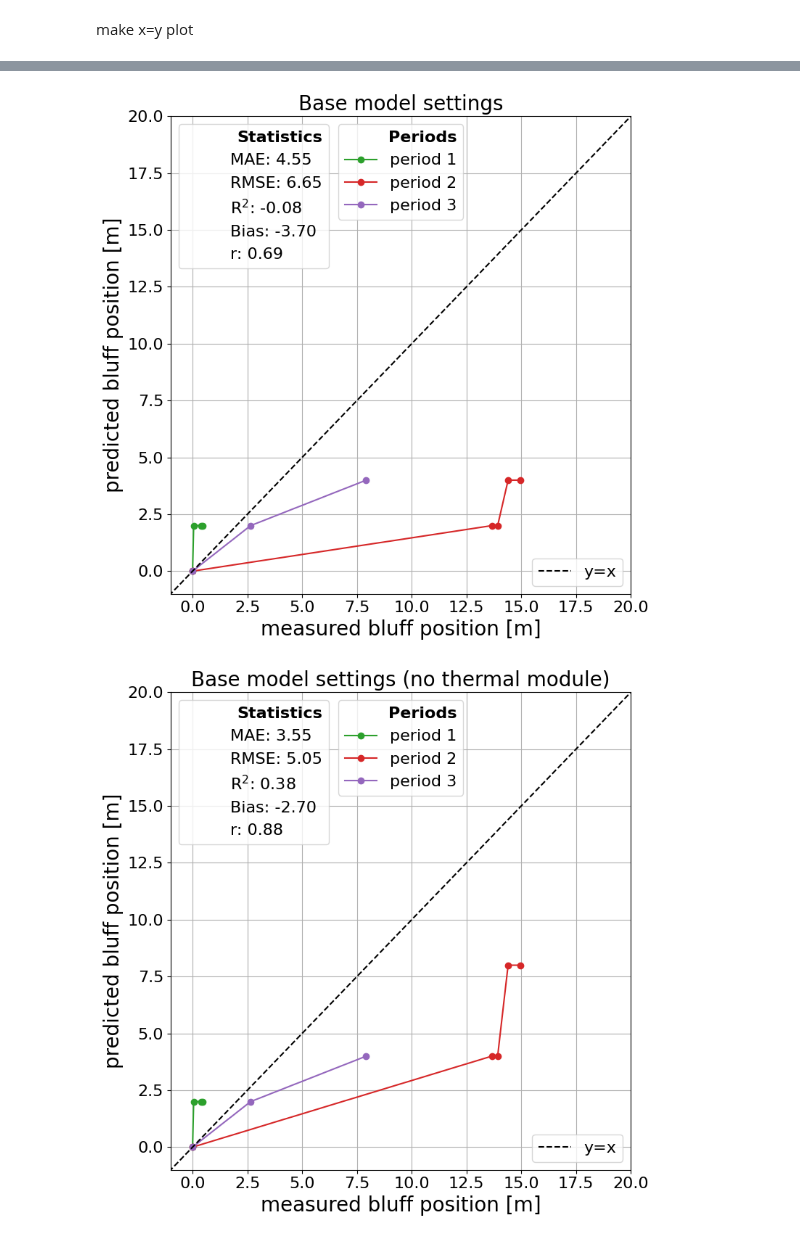
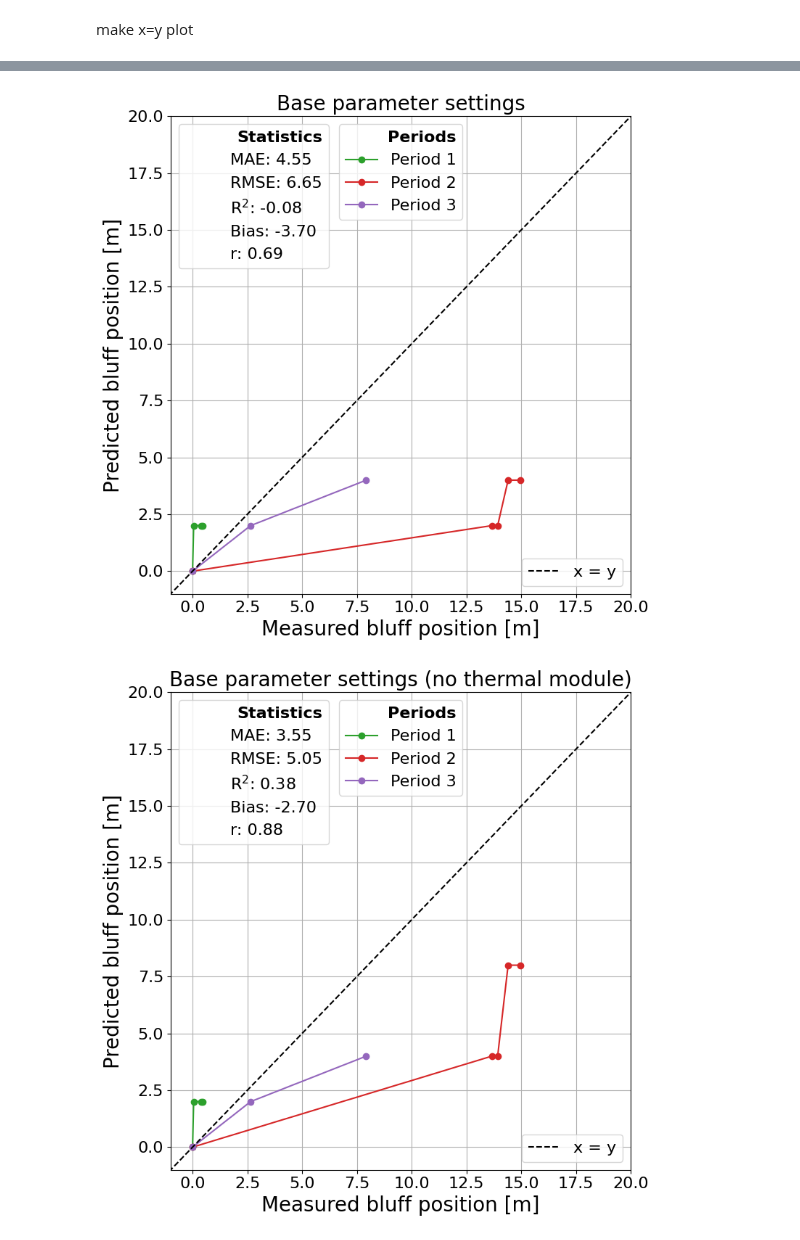
Before and after one commit to khdebruijn/thermo-morphological-model, a Jupyter notebook: results/view_erosion.ipynb, the cells around one changed output, grey strips where cells are left out. Cells and saved outputs as stored; diff of their text form; code cells hidden in the pictures.

```diff
--- a/results/view_erosion.ipynb
+++ b/results/view_erosion.ipynb
@@ -1137,20 +1137,20 @@ def create_xy_plot(dfs, column, title, figname):
 
     l1 = ax.plot(
         df1['data'].values, df1[column].values,
-        'C2', marker='o', markerfacecolor='C2', markeredgecolor='C2', label='period 1'
+        'C2', marker='o', markerfacecolor='C2', markeredgecolor='C2', label='Period 1'
     )[0]
 
     l2 = ax.plot(
         df2['data'].values, df2[column].values,
-        'C3', marker='o', markerfacecolor='C3', markeredgecolor='C3', label='period 2'
+        'C3', marker='o', markerfacecolor='C3', markeredgecolor='C3', label='Period 2'
     )[0]
 
     l3 = ax.plot(
         df3['data'].values, df3[column].values,
-        'C4', marker='o', markerfacecolor='C4', markeredgecolor='C4', label='period 3'
+        'C4', marker='o', markerfacecolor='C4', markeredgecolor='C4', label='Period 3'
     )[0]
 
-    l_xy = ax.plot([-100, 100], [-100, 100], 'k--', label='y=x')[0]
+    l_xy = ax.plot([-100, 100], [-100, 100], 'k--', label='x = y')[0]
 
 
     observed = np.concat([df1['data'].values, df2['data'].values, df3['data'].values])
@@ -1186,8 +1186,8 @@ def create_xy_plot(dfs, column, title, figname):
 
     ax.grid()
 
-    ax.set_xlabel('measured bluff position [m]')
-    ax.set_ylabel('predicted bluff position [m]')
+    ax.set_xlabel('Measured bluff position [m]')
+    ax.set_ylabel('Predicted bluff position [m]')
 
     ax.set_title(title)
 
@@ -1195,14 +1195,14 @@ def create_xy_plot(dfs, column, title, figname):
 
     fig.tight_layout()
 
-    fig.show()
+    # fig.show()
 
     fig.savefig(os.path.join(save_path, figname), bbox_inches='tight', facecolor='white', transparent=False)
 
     return None
 
 
-create_xy_plot([df1, df2, df3], "model_best", "Calibrated model settings", "measured_vs_predicted_bluff_edge_location_best.png")
-create_xy_plot([df1, df2, df3], "model_base", "Base model settings", "measured_vs_predicted_bluff_edge_location_base.png")
-create_xy_plot([df1, df2, df3], "model_no-therm", "Base model settings (no thermal module)", "measured_vs_predicted_bluff_edge_location_base_no_therm.png")
+create_xy_plot([df1, df2, df3], "model_best", "Calibrated parameter settings", "measured_vs_predicted_bluff_edge_location_best.png")
+create_xy_plot([df1, df2, df3], "model_base", "Base parameter settings", "measured_vs_predicted_bluff_edge_location_base.png")
+create_xy_plot([df1, df2, df3], "model_no-therm", "Base parameter settings (no thermal module)", "measured_vs_predicted_bluff_edge_location_base_no_therm.png")
 # %% [output]
@@ -1210,2 +1210,2 @@ create_xy_plot([df1, df2, df3], "model_no-therm", "Base model settings (no therm
-[figure, old version]
+[figure, new version]
-[figure, old version]
+[figure, new version]
```
Also changed, not shown: parts of 5 cells of this notebook, 15 other files.
